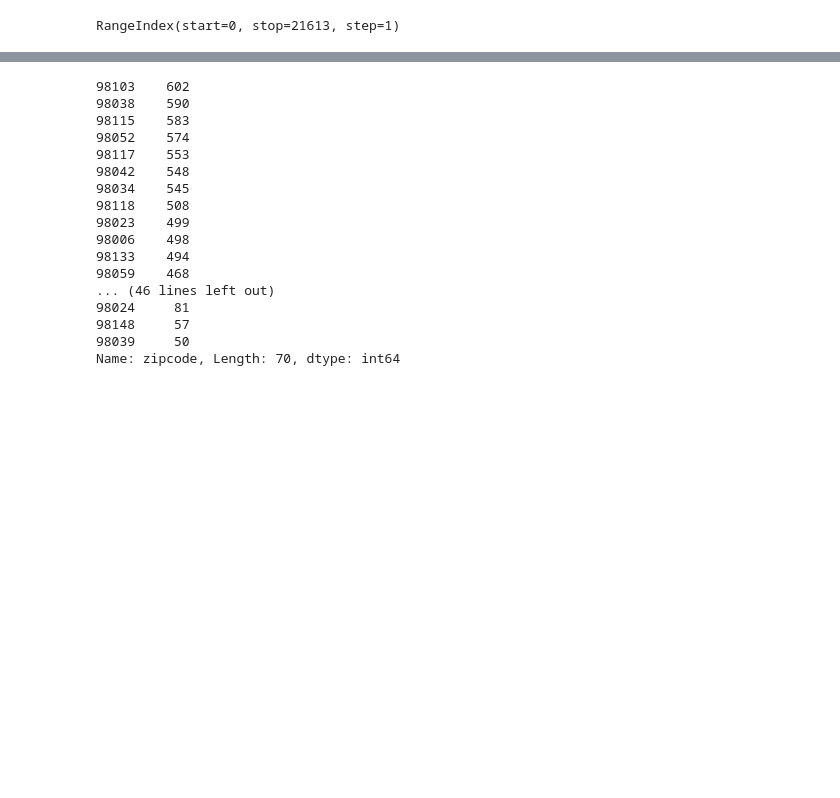
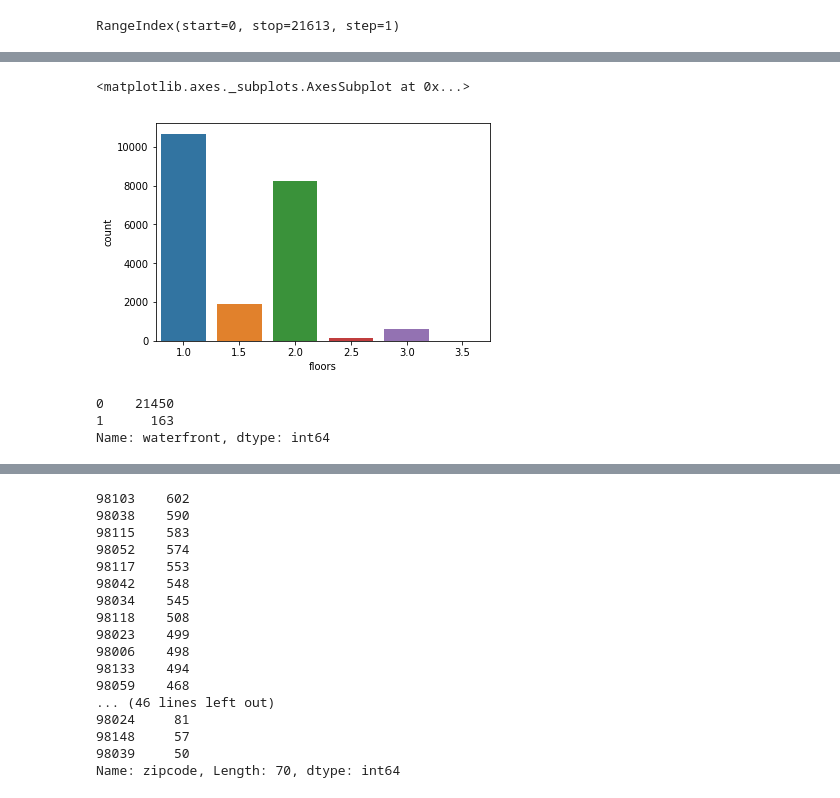
Before and after one commit to sohan0201/Assignment1, a Jupyter notebook: Assignment 8.ipynb, the cells around one changed output, grey strips where cells are left out. Drawn from its saved outputs; the diff is of its cells as text; code cells hidden in the pictures; blank space fills up the shorter version.

```diff
--- a/Assignment 8.ipynb
+++ b/Assignment 8.ipynb
@@ -102,0 +160,11 @@ house.describe()
+# %%
+sns.countplot(house.floors)
+# %% [output]
+<matplotlib.axes._subplots.AxesSubplot at 0x...>
+[figure, added]
+# %%
+house.waterfront.value_counts()
+# %% [output]
+0    21450
+1      163
+Name: waterfront, dtype: int64
```
Also changed, not shown: parts of 33 cells of this notebook.
